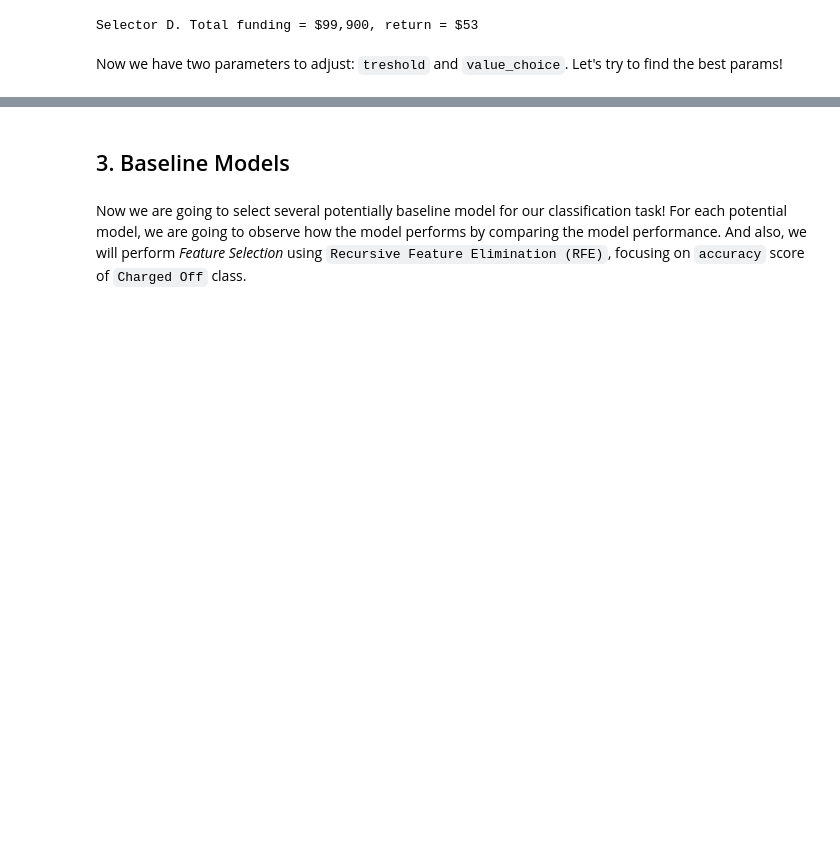
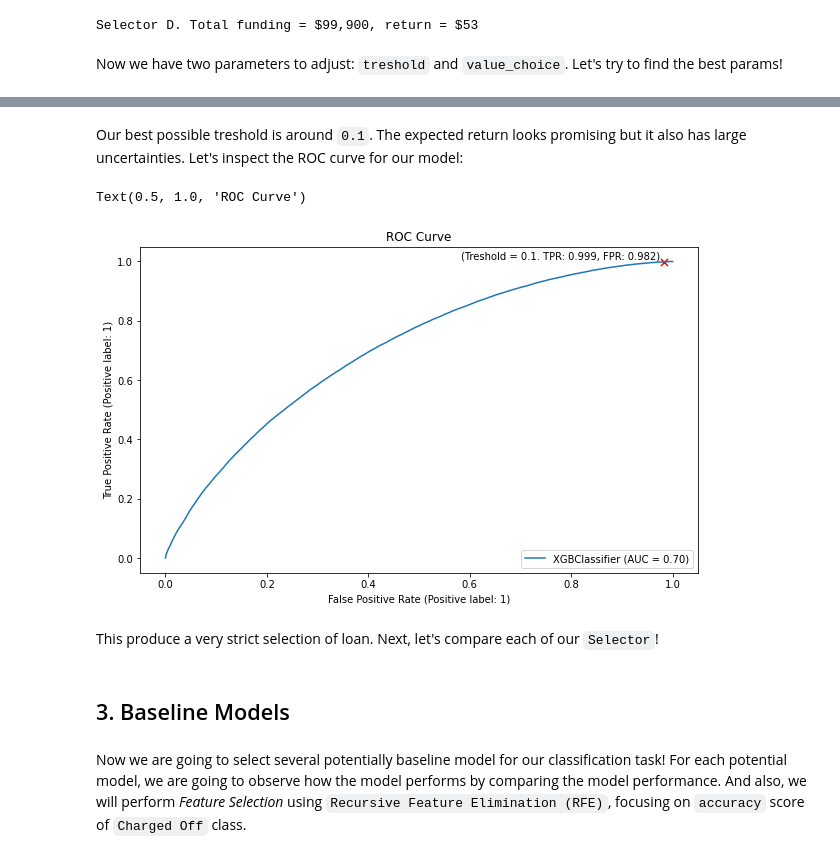
Before and after one commit to nbarizki/creditdefaultml, a Jupyter notebook: 3_Model_development.ipynb, the cells around one changed output, grey strips where cells are left out. Drawn from its saved outputs; the diff is of its cells as text; code cells hidden in the pictures; blank space fills up the shorter version.

```diff
--- a/3_Model_development.ipynb
+++ b/3_Model_development.ipynb
@@ -1145,3 +1155,34 @@ print(
+# %% [markdown]
+Our best possible treshold is around `0.1`. The expected return looks promising but it also has large uncertainties. Let's inspect the ROC curve for our model:
+# %%
+from sklearn.metrics import confusion_matrix
+from sklearn.metrics import RocCurveDisplay
+from sklearn.model_selection import LearningCurveDisplay
+import matplotlib.pyplot as plt
+
+treshold = 0.1
+y_score = final_classifier.predict_proba(X_test_transfd)[:, 1]
+y_pred_at_tresh = np.where(y_score >= 0.1, 1, 0)
+conf_mat = confusion_matrix(y_test, y_pred_at_tresh)
+tpr_at_tresh = conf_mat[1, 1] / (conf_mat[1, 1] + conf_mat[1, 0])
+fpr_at_tresh = conf_mat[0, 1] / (conf_mat[0, 1] + conf_mat [0, 0])
+# plot
+fig, ax = plt.subplots(figsize=(10, 6))
+RocCurveDisplay.from_estimator(
+    final_classifier, X_test_transfd, y_test,
+    ax=ax
+    )
+ax.scatter(fpr_at_tresh, tpr_at_tresh, s=50, c='red', marker='x')
+ax.text(
+    fpr_at_tresh - 0.4,
+    tpr_at_tresh + 0.01,
+    s=f'(Treshold = {treshold}. TPR: {tpr_at_tresh:.3f}, FPR: {fpr_at_tresh:.3f})')
+ax.set_title('ROC Curve')
+# %% [output]
+Text(0.5, 1.0, 'ROC Curve')
+[figure, added]
+# %% [markdown]
+This produce a very strict selection of loan. Next, let's compare each of our `Selector`!
 # %% [markdown]
 ## 3. Baseline Models
 # %% [markdown]
```
Also changed, not shown: parts of 4 cells of this notebook.
